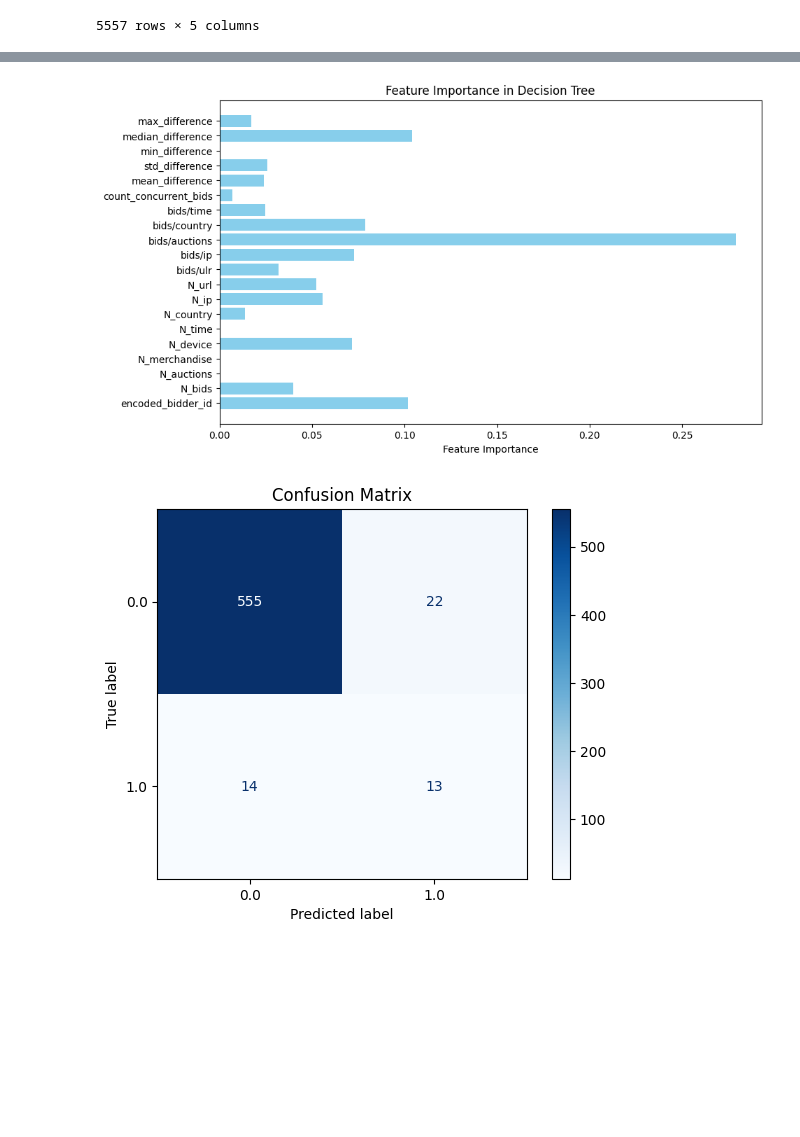
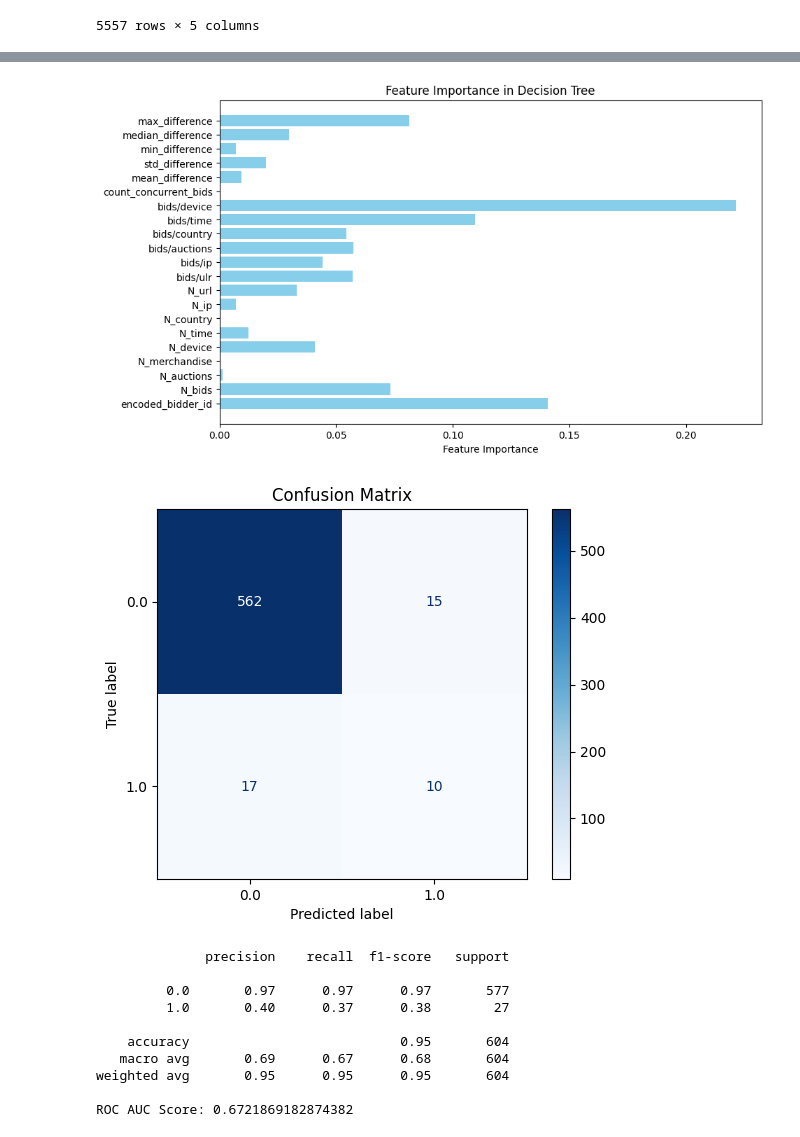
Before and after one commit to trueilorp/Bidder-classification, a Jupyter notebook: RF/note5.ipynb, the cells around one changed output, grey strips where cells are left out. Drawn from its saved outputs; the diff is of its cells as text; code cells hidden in the pictures; blank space fills up the shorter version.

```diff
--- a/RF/note5.ipynb
+++ b/RF/note5.ipynb
@@ -62,6 +101,7 @@ df_train_bidder['bids/ip'] = df_train_bidder['N_bids'] / df_train_bidder['N_ip']
 df_train_bidder['bids/auctions'] = df_train_bidder['N_bids'] / df_train_bidder['N_auctions']
 df_train_bidder['bids/country'] = df_train_bidder['N_bids'] / df_train_bidder['N_country']
 df_train_bidder['bids/time'] = df_train_bidder['N_bids'] / df_train_bidder['N_time']
+df_train_bidder['bids/device'] = df_train_bidder['N_bids'] / df_train_bidder['N_device']
 # %%
 df_train_bidder = df_train_bidder.fillna(0) # fill NaN with 0 for bidders that never placed a bid
 df_train_bidder.sort_values('encoded_bidder_id')
@@ -199,35 +239,15 @@ df_train_bidder
-# %%
-def decision_tree_for_feature_importances(df_train_bidder):
-    X = df_train_bidder.drop(columns=['outcome'])
-    y = df_train_bidder['outcome']
-
-
-    X_train, X_test, y_train, y_test = train_test_split(X, y, test_size=0.3, random_state=42)
-
-
-    dt_model = DecisionTreeClassifier(random_state=42)
-    dt_model.fit(X_train, y_train)
-
-
-    importances = dt_model.feature_importances_
-    feature_names = X.columns
-
-
-    plt.figure(figsize=(10, 6))
-    plt.barh(feature_names, importances, color='skyblue')
-    plt.xlabel("Feature Importance")
-    plt.title("Feature Importance in Decision Tree")
-    plt.show()
-
-
-    y_pred = dt_model.predict(X_test)
-
-
-    conf_matrix = confusion_matrix(y_test, y_pred)
-    disp = ConfusionMatrixDisplay(confusion_matrix=conf_matrix, display_labels=dt_model.classes_)
-    disp.plot(cmap="Blues", values_format='d')
-    plt.title("Confusion Matrix")
-    plt.show()
-# %% [output]
-[figure, removed]
-[figure, removed]
+# %%
+decision_tree_for_feature_importances(df_train_bidder)
+# %% [output]
+[figure, added]
+[figure, added]
+              precision    recall  f1-score   support
+
+         0.0       0.97      0.97      0.97       577
+         1.0       0.40      0.37      0.38        27
+
+    accuracy                           0.95       604
+   macro avg       0.69      0.67      0.68       604
+weighted avg       0.95      0.95      0.95       604
+
+ROC AUC Score: 0.6721869182874382
```
Also changed, not shown: parts of 16 cells of this notebook, 2 other files.
